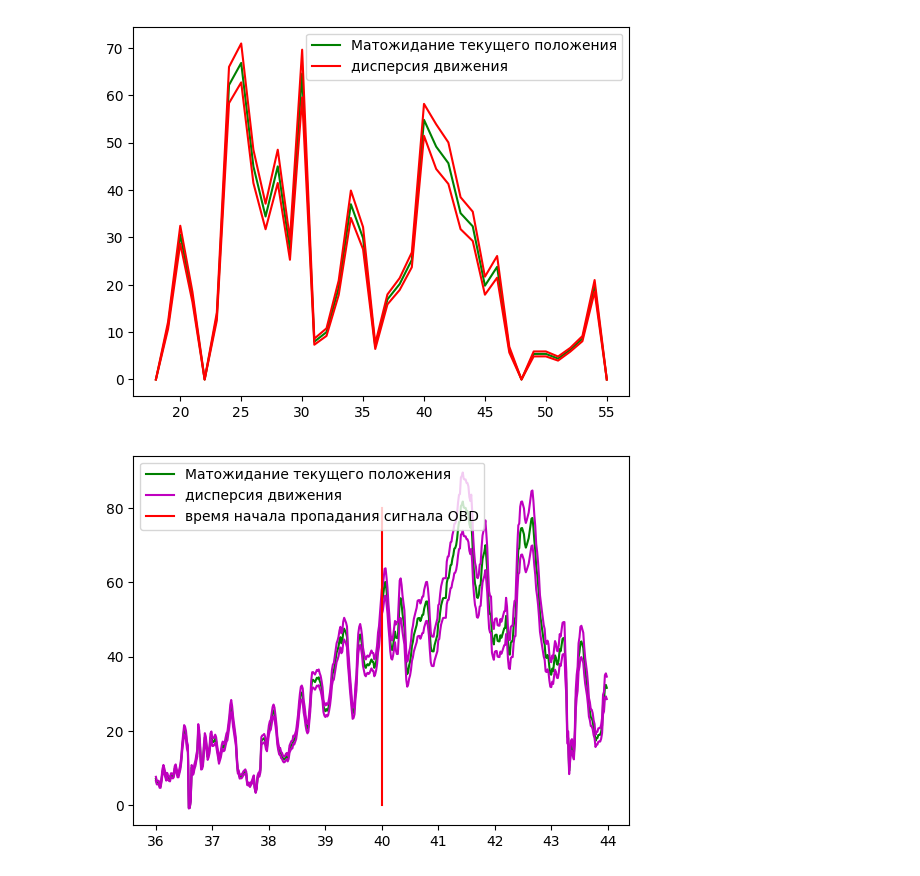
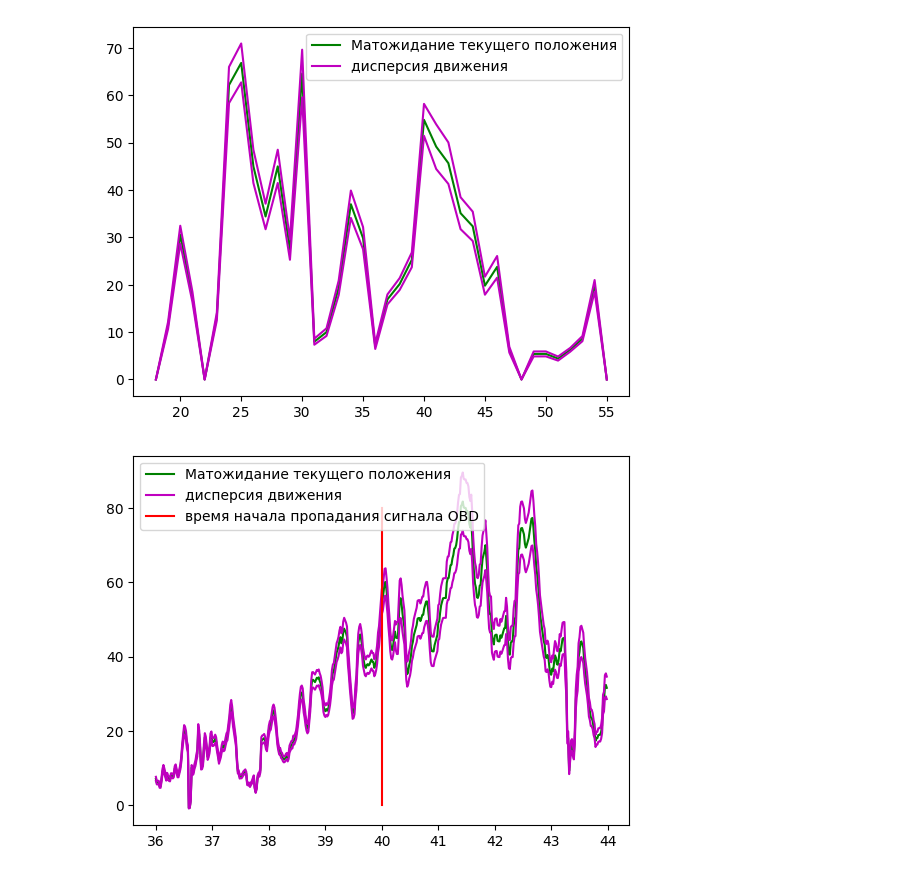
Before and after one commit to Neltarionko/Homework-3, a Jupyter notebook: main2.ipynb, the cells around one changed output. Drawn from its saved outputs; the diff is of its cells as text; code cells hidden in the pictures.

```diff
--- a/main2.ipynb
+++ b/main2.ipynb
@@ -21,36 +21,36 @@ for k in range(len(GPSTime)):
     #('GPS time:',GPSTime[k],'OBD time:',DeviceTime[k*10])
     kf.predict()
     kf.sensGPS(GPSSpeed[k])
     speed.append(kf.sensOBD(OBDSpeed[k*10]))
     for i in range(1,10):
         try:
             dGPS = GPSSpeed[k] / 10
             dOBD = OBDSpeed[k*10+i] / 10
             if (k - 15) // 60 >= 25 - 18 and (k - 15) // 60 <= 35 - 18:
                 kf.updatedisp(dOBD, 999999999999999)
             elif (k - 15) // 60 >= 40 - 18 and (k - 15) // 60 <= 50 - 18:
                 kf.updatedisp(999999999999999, dGPS)
             elif (k - 15) // 60 >= 35 - 18 and (k - 15) // 60 <= 40 - 18 or (k - 15) // 60 >= 50 - 18 or (k - 15)//60 <= 25-18:
                 kf.updatedisp(dOBD, dGPS)
             kf.predict()
             speed.append(kf.sensOBD(OBDSpeed[k*10+i]))
         except IndexError:
             continue
 
 speed = np.array(speed)
 
 
 pointx = [DeviceTime[i]/60 + 18 for i in range(0,len(DeviceTime),600)]
 pointy = [speed[i,0] for i in range(0,len(DeviceTime),600)]
 pointy2 = np.array([[speed[i,0] + speed[i,1],speed[i,0] - speed[i,1]] for i in range(0,len(DeviceTime),600)])
 
 plt.plot(pointx, pointy,label='Матожидание текущего положения',color = 'g')
-plt.plot(pointx,pointy2[:,0],label='дисперсия движения',color = 'r')
-plt.plot(pointx,pointy2[:,1],color = 'r')
+plt.plot(pointx,pointy2[:,0],label='дисперсия движения',color = 'm')
+plt.plot(pointx,pointy2[:,1],color = 'm')
 plt.legend()
 plt.show()
 # %% [output]
-[figure, old version]
+[figure, new version]
 # %%
 timewidth = 600*4
 time = 40
```
